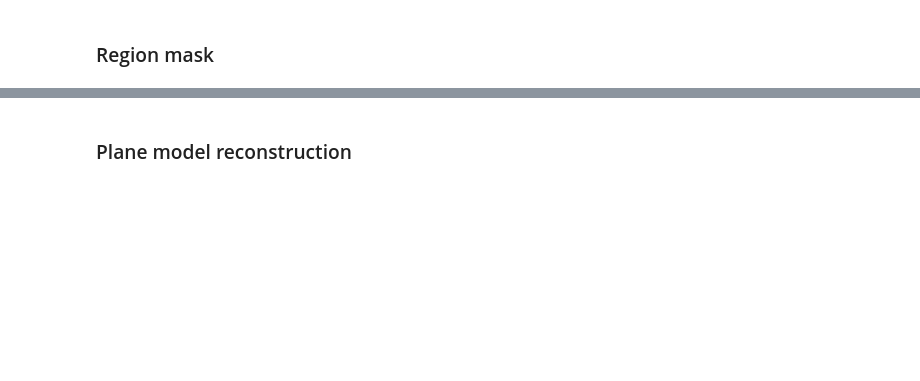
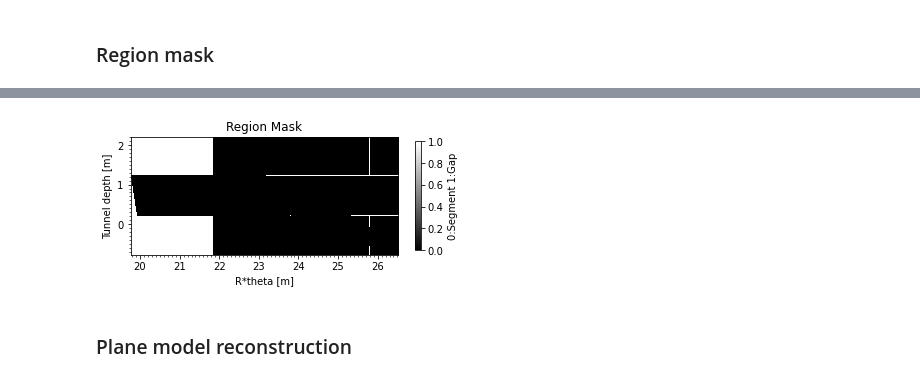
Before and after one commit to maech13/jupyter-notebooks, a Jupyter notebook: shield-tunnel-plane-segment-analysis.ipynb, the cells around one changed output, grey strips where cells are left out. Saved outputs shown, nothing was run; the diff lists cells and outputs as text; code cells hidden in the pictures; blank space fills up the shorter version.

```diff
--- a/shield-tunnel-plane-segment-analysis.ipynb
+++ b/shield-tunnel-plane-segment-analysis.ipynb
@@ -118,7 +142,7 @@ save_plot(os.path.join(save_dirpath, cloud_filename + '_' + fig_title + '.png' )
 # create region mask
 # true: inside region  false: outside region
 region_mask_list = []
-for gz in gz_height_list:
+for gz in gz_measured_list:
     region_mask_list.append(~np.isnan(gz))
 all_region_mask = np.zeros((ny, nx), dtype=bool)  # all false array
 for mask in region_mask_list:
@@ -128,11 +150,11 @@ for mask in region_mask_list:
 # %%
 # visualize gap between regions
-fig_title = 'Gapmap'
-plt.imshow(~all_region_mask.transpose(), cmap='gray', extent=[np.min(y), np.max(y), np.min(x), np.max(x)], vmin=0, vmax=1)
+fig_title = 'Region Mask'
+plt.imshow(~all_region_mask.transpose(), cmap='gray', extent=extent_transposed, vmin=0, vmax=1, interpolation='none')
 cbar = plt.colorbar(shrink=0.5)  # orientation='horizontal'
 cbar.set_label('0:Segment 1:Gap')
 set_plot_label()
 plt.title(fig_title)
+save_plot(os.path.join(save_dirpath, cloud_filename + '_' + fig_title + '.png' ))
 plt.show()
-save_plot(os.path.join(save_dirpath, cloud_filename + '_' + fig_title + '.png' ))
 # %% [output]
@@ -141,3 +161,4 @@ save_plot(os.path.join(save_dirpath, cloud_filename + '_' + fig_title + '.png' )
+[figure, added]
 # %% [markdown]
 ### Plane model reconstruction
 # %%
```
Also changed, not shown: parts of 50 cells of this notebook, 1 other file.
